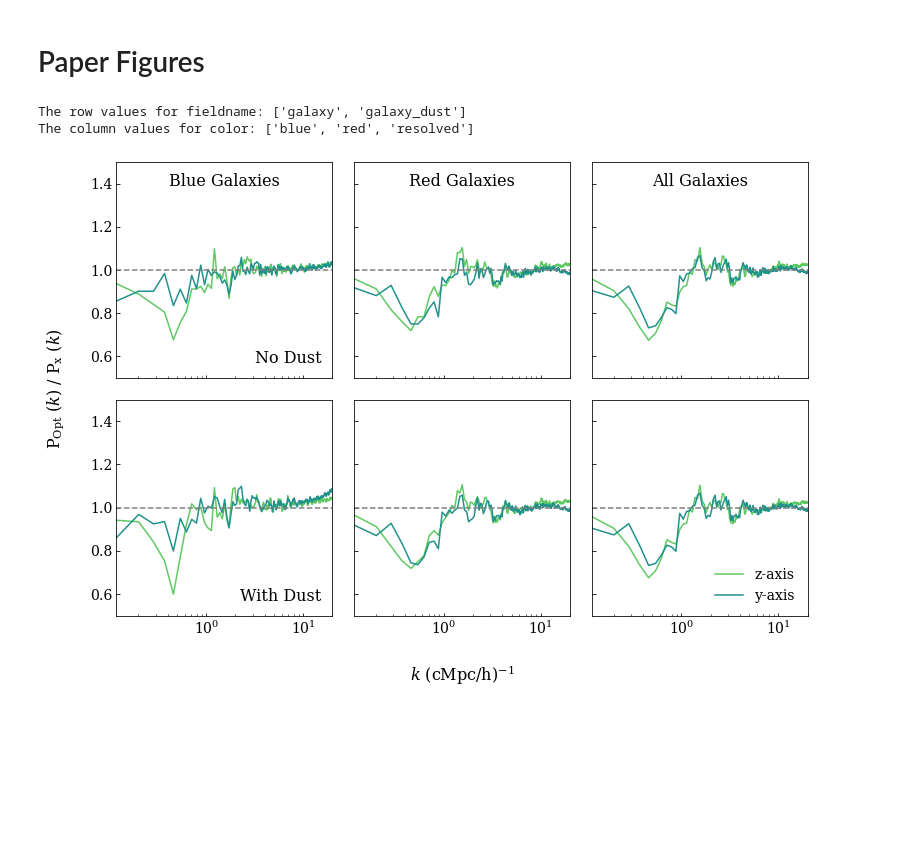
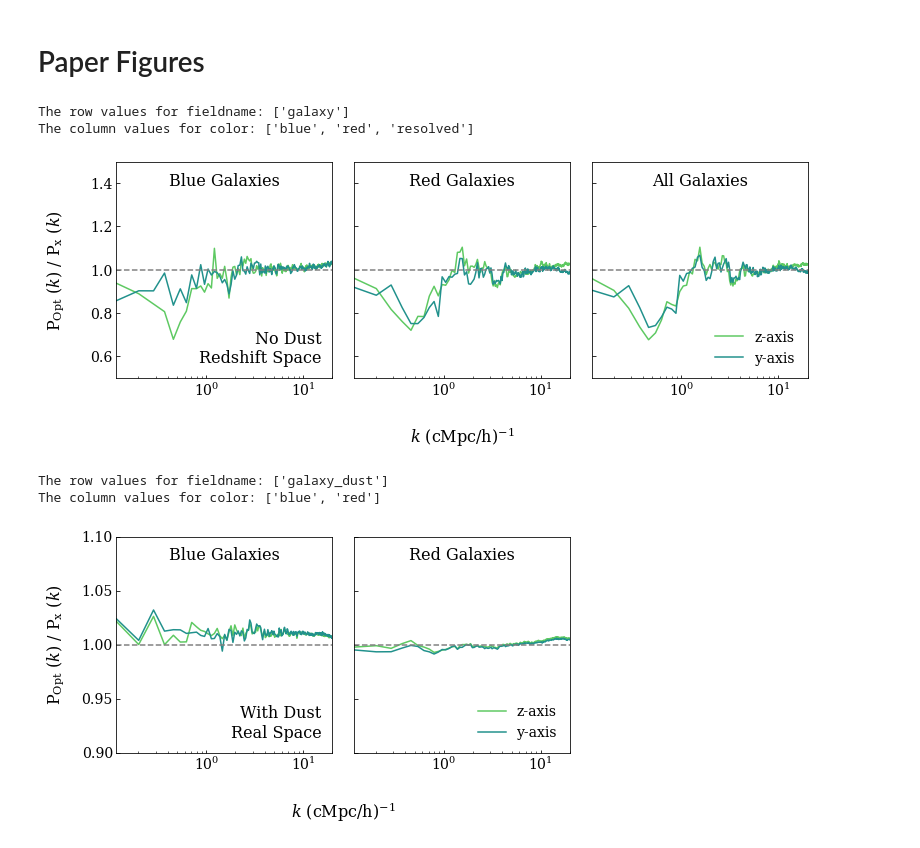
Before and after one commit to calvinosinga/hcolor, a Jupyter notebook: fig_md_analysis/axis_test/axis.ipynb, the cells around one changed output. Saved outputs shown, nothing was run; the diff lists cells and outputs as text; code cells hidden in the pictures; blank space fills up the shorter version.

Commit message:
new plots and rerunning z = 0.5

```diff
--- a/fig_md_analysis/axis_test/axis.ipynb
+++ b/fig_md_analysis/axis_test/axis.ipynb
@@ -117,25 +117,47 @@ The column values for color: ['blue', 'red', 'resolved']
 # %% [markdown]
 # Paper Figures
 # %%
-ip = {'is_auto':True, 'fieldname':['galaxy', 'galaxy_dust'], 'simname':'tng100',
+ip = {'is_auto':True, 'fieldname':'galaxy', 'simname':'tng100',
      'snapshot':99, 'space':'redshift', 'grid_resolution':800,
       'path':['fiducial', 'axistest1', 'axistest2'],
      'gal_res':'diemer', 'color_cut':['0.60', 'None'], 'color':['blue', 'red', 'resolved']}
 
 fg = ds.figrid('axis', 'fieldname', 'color', ip)
 fg.autoNorm({'axis':0})
 fg.setYLabel(pplib.pkrat('Opt', 'x'))
 fg.axisArgs(ylim = (0.5, 1.5), yscale = 'linear')
 fg.legendArgs(loc = 'lower right')
 fg.setDefaultTicksParams()
-fg.rowLabels(['No Dust', 'With Dust'], pos = [0.95, 0.05])
+fg.rowLabels(['No Dust\nRedshift Space'], pos = [0.95, 0.05])
 fg.rowLabelArgs(ha = 'right')
 fg.gspecArgs(hspace = 0.1, wspace = 0.1)
 fg.plotOnes()
 fg.plot()
-fg.save('/Users/cosinga/code/hicolor_draft/figures/axis_test.pdf', dpi = 150)
-fg.save('axis_test.png', dpi = 150)
+fg.save('/Users/cosinga/code/hicolor_draft/figures/axis_test_redshift.pdf', dpi = 150)
+fg.save('axis_test_redshift.png', dpi = 150)
 # %% [output]
-The row values for fieldname: ['galaxy', 'galaxy_dust']
+The row values for fieldname: ['galaxy']
 The column values for color: ['blue', 'red', 'resolved']
-[figure, old version]
+[figure, new version]
+# %%
+ip = {'is_auto':True, 'fieldname':'galaxy_dust', 'simname':'tng100',
+     'snapshot':99, 'space':'real', 'grid_resolution':800,
+      'path':['fiducial', 'axistest1', 'axistest2'],
+     'gal_res':'diemer', 'color_cut':['0.60', 'None'], 'color':['blue', 'red']}
+fg = ds.figrid('axis', 'fieldname', 'color', ip)
+fg.autoNorm({'axis':0})
+fg.setYLabel(pplib.pkrat('Opt', 'x'))
+fg.axisArgs(ylim = (0.9, 1.1), yscale = 'linear')
+fg.legendArgs(loc = 'lower right')
+fg.setDefaultTicksParams()
+fg.rowLabels(['With Dust\nReal Space'], pos = [0.95, 0.05])
+fg.rowLabelArgs(ha = 'right')
+fg.gspecArgs(hspace = 0.1, wspace = 0.1)
+fg.plotOnes()
+fg.plot()
+fg.save('/Users/cosinga/code/hicolor_draft/figures/axis_test_dust.pdf', dpi = 150)
+fg.save('axis_test_dust.png', dpi = 150)
+# %% [output]
+The row values for fieldname: ['galaxy_dust']
+The column values for color: ['blue', 'red']
+[figure, added]
```
Also changed, not shown: 14 other files.
